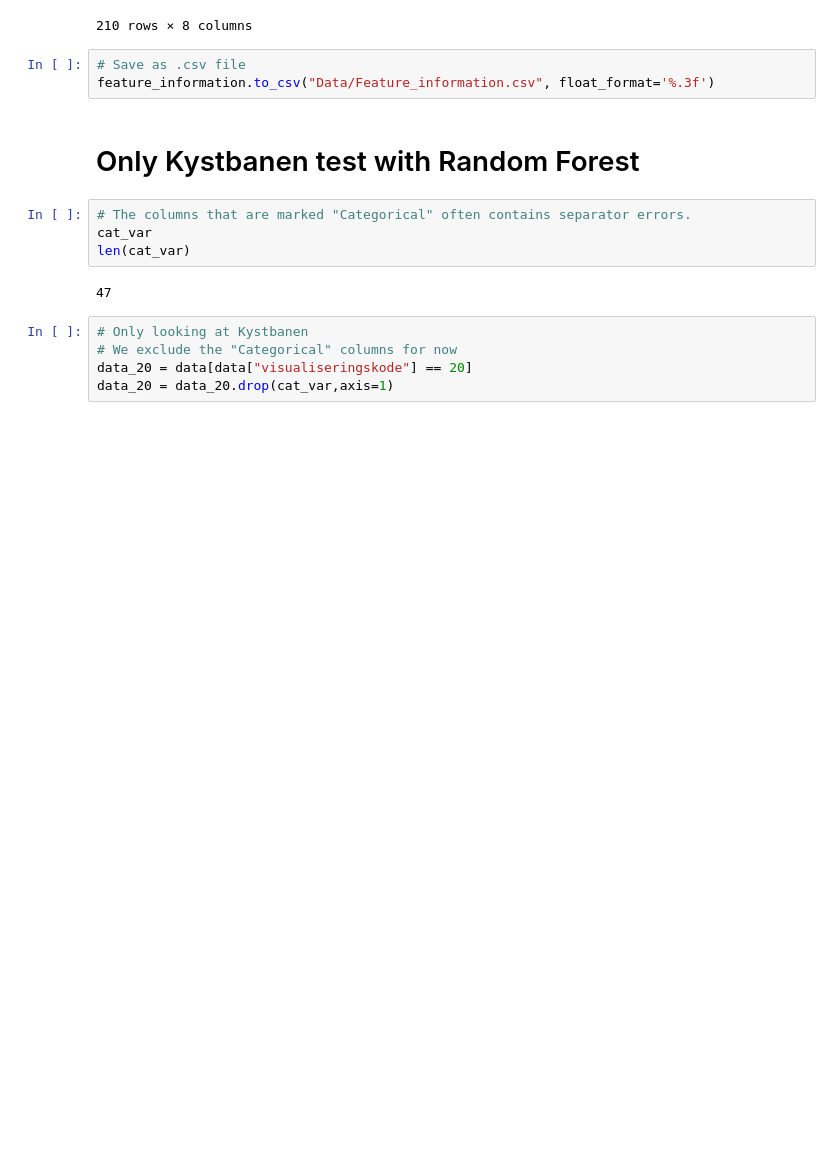
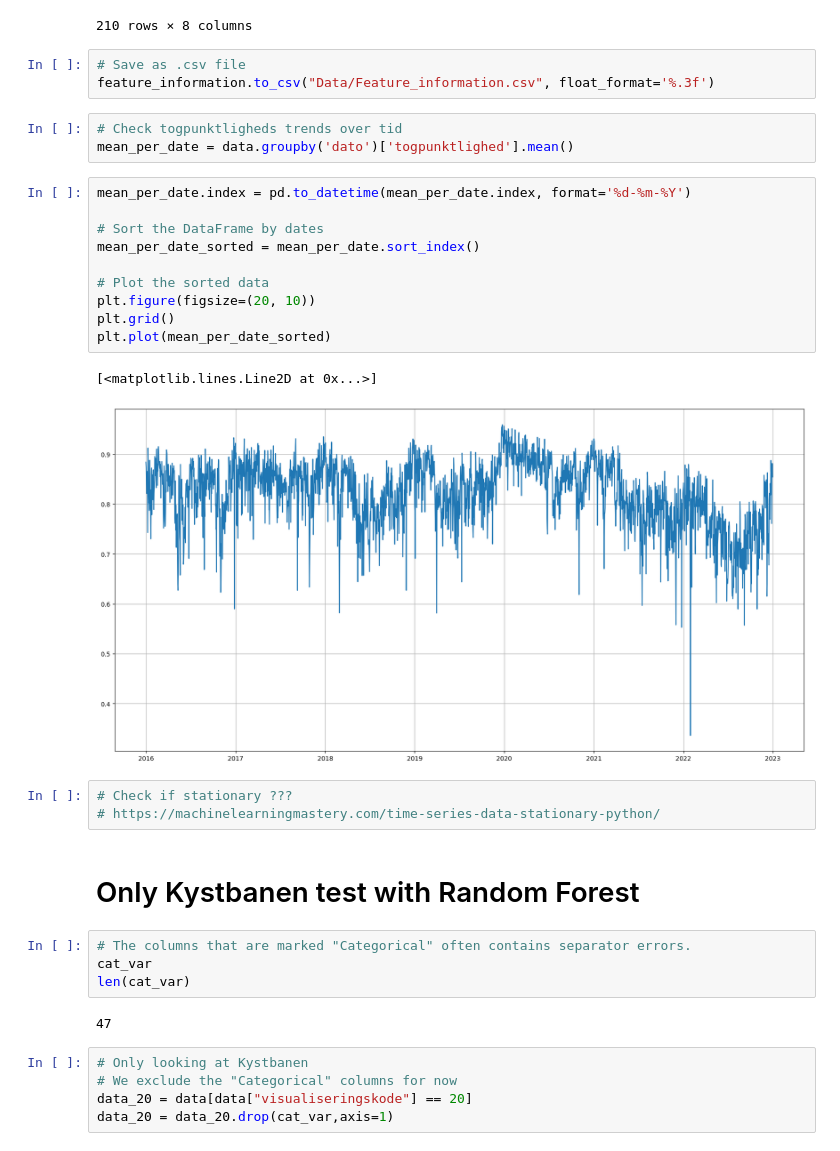
Before and after one commit to clarachristiansen/Bachelor_project, a Jupyter notebook: Feature_selection.ipynb, the cells around one changed output. Saved outputs shown, nothing was run; the diff lists cells and outputs as text; blank space fills up the shorter version.

```diff
--- a/Feature_selection.ipynb
+++ b/Feature_selection.ipynb
@@ -69,6 +77,25 @@ feature_information
 # %%
 # Save as .csv file
 feature_information.to_csv("Data/Feature_information.csv", float_format='%.3f')
+# %%
+# Check togpunktligheds trends over tid
+mean_per_date = data.groupby('dato')['togpunktlighed'].mean()
+# %%
+mean_per_date.index = pd.to_datetime(mean_per_date.index, format='%d-%m-%Y')
+
+# Sort the DataFrame by dates
+mean_per_date_sorted = mean_per_date.sort_index()
+
+# Plot the sorted data
+plt.figure(figsize=(20, 10))
+plt.grid()
+plt.plot(mean_per_date_sorted)
+# %% [output]
+[<matplotlib.lines.Line2D at 0x...>]
+[figure, added]
+# %%
+# Check if stationary ???
+# https://machinelearningmastery.com/time-series-data-stationary-python/
 # %% [markdown]
 # Only Kystbanen test with Random Forest
 # %%
```
Also changed, not shown: parts of 16 cells of this notebook, 1 other file.
